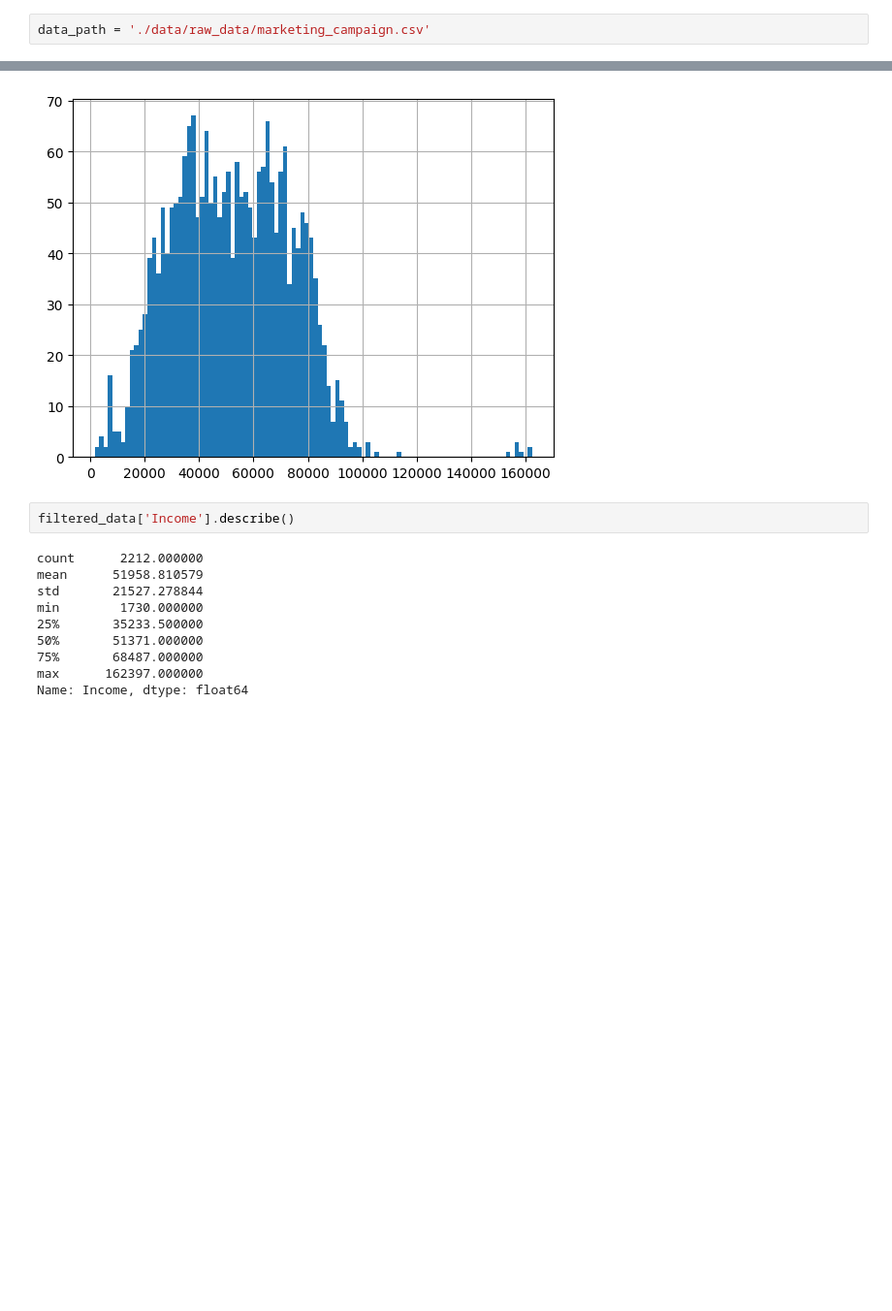
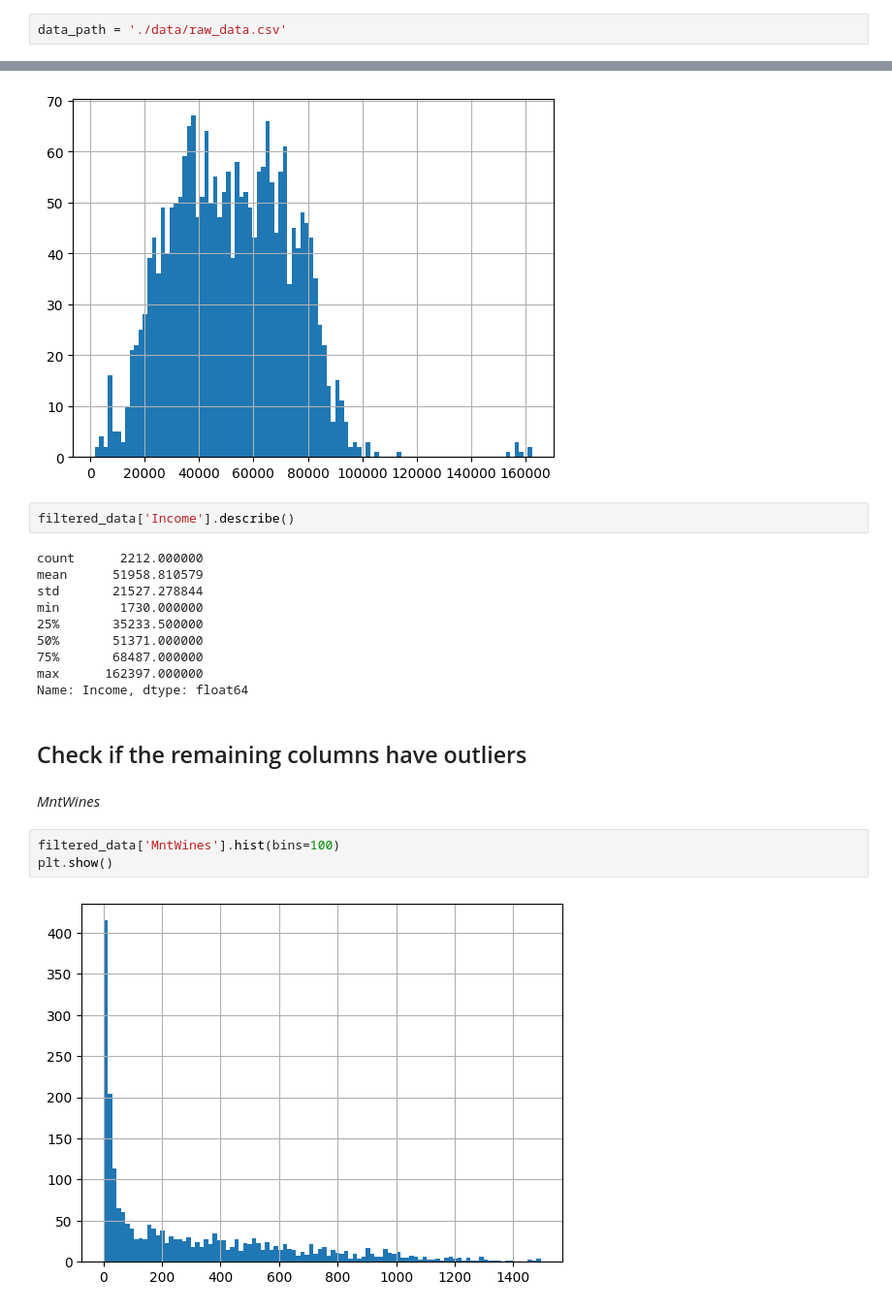
Before and after one commit to trucni2005/Customer-Segmentation-Analysis, a Jupyter notebook: 01_Data_Cleaning.ipynb, the cells around one changed output, grey strips where cells are left out. Shown at 97% size. Drawn from its saved outputs; the diff is of its cells as text; blank space fills up the shorter version.

```diff
--- a/01_Data_Cleaning.ipynb
+++ b/01_Data_Cleaning.ipynb
@@ -96,7 +92,7 @@ warnings.filterwarnings("ignore")
 pd.set_option('display.max_columns', None)
 pd.set_option('display.width', 1000)
 # %%
-data_path = './data/raw_data/marketing_campaign.csv'
+data_path = './data/raw_data.csv'
 # %%
 data = pd.read_csv(data_path, sep="\t")
 data
@@ -330,3 +326,12 @@ min        1730.000000
 75%       68487.000000
 max      162397.000000
 Name: Income, dtype: float64
+# %% [markdown]
+## Check if the remaining columns have outliers
+# %% [markdown]
+*MntWines*
+# %%
+filtered_data['MntWines'].hist(bins=100)
+plt.show()
+# %% [output]
+[figure, added]
```
Also changed, not shown: parts of 12 cells of this notebook.
